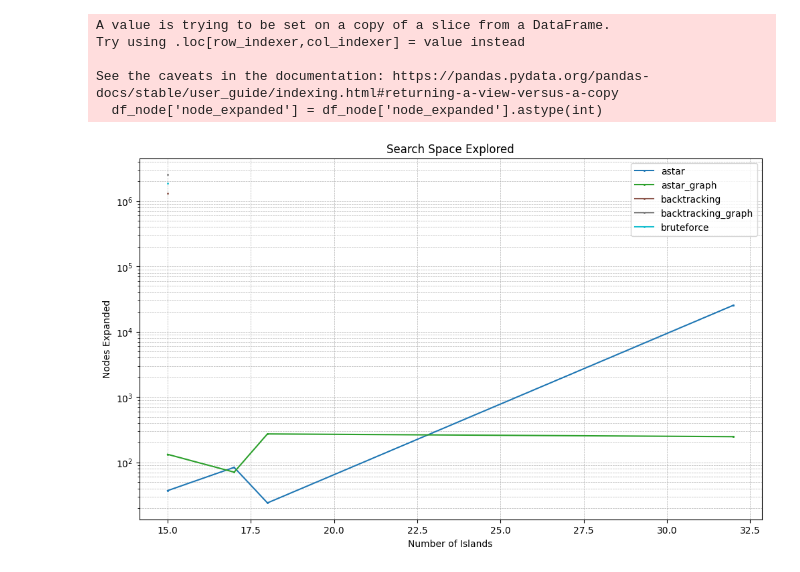
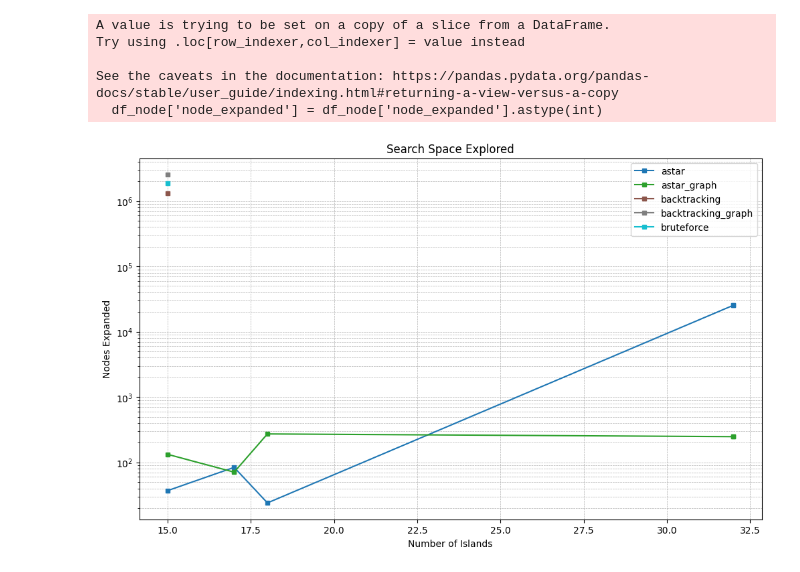
Before and after one commit to nn-tin/IntroOfAI-Project2, a Jupyter notebook: Source/visualization.ipynb, the cells around one changed output. Drawn from its saved outputs; the diff is of its cells as text; code cells hidden in the pictures.

```diff
--- a/Source/visualization.ipynb
+++ b/Source/visualization.ipynb
@@ -35,32 +35,32 @@ df['num_islands'] = df['num_islands'].astype(int)
 # %%
 
 df_node = df[df['node_expanded'].notna()]
 df_node['node_expanded'] = df_node['node_expanded'].astype(int)
 
 plt.figure(figsize=(12, 7))
 solvers = df_node['solver'].unique()
 colors = plt.cm.get_cmap('tab10', len(solvers))
 
 for i, solver in enumerate(solvers):
     sub_df = df_node[df_node['solver'] == solver]
     sub_df = sub_df.sort_values(by='num_islands')
     plt.plot(sub_df['num_islands'], sub_df['node_expanded'],
-             marker='s', markersize=1, label=solver, color=colors(i))
+             marker='s', markersize=4, label=solver, color=colors(i))
 
 plt.xlabel('Number of Islands')
 plt.ylabel('Nodes Expanded')
 plt.yscale('log')  # Log scale cho trục y
 plt.title('Search Space Explored')
 plt.legend()
 plt.grid(True, which="both", ls="--", linewidth=0.5)
 plt.show()
 # %% [output]
 A value is trying to be set on a copy of a slice from a DataFrame.
 Try using .loc[row_indexer,col_indexer] = value instead
 
 See the caveats in the documentation: https://pandas.pydata.org/pandas-docs/stable/user_guide/indexing.html#returning-a-view-versus-a-copy
   df_node['node_expanded'] = df_node['node_expanded'].astype(int)
-[figure, old version]
+[figure, new version]
 # %%
 plt.figure(figsize=(12, 7))
 solvers = df['solver'].unique()
```
Also changed, not shown: parts of 2 cells of this notebook, 13 other files.
